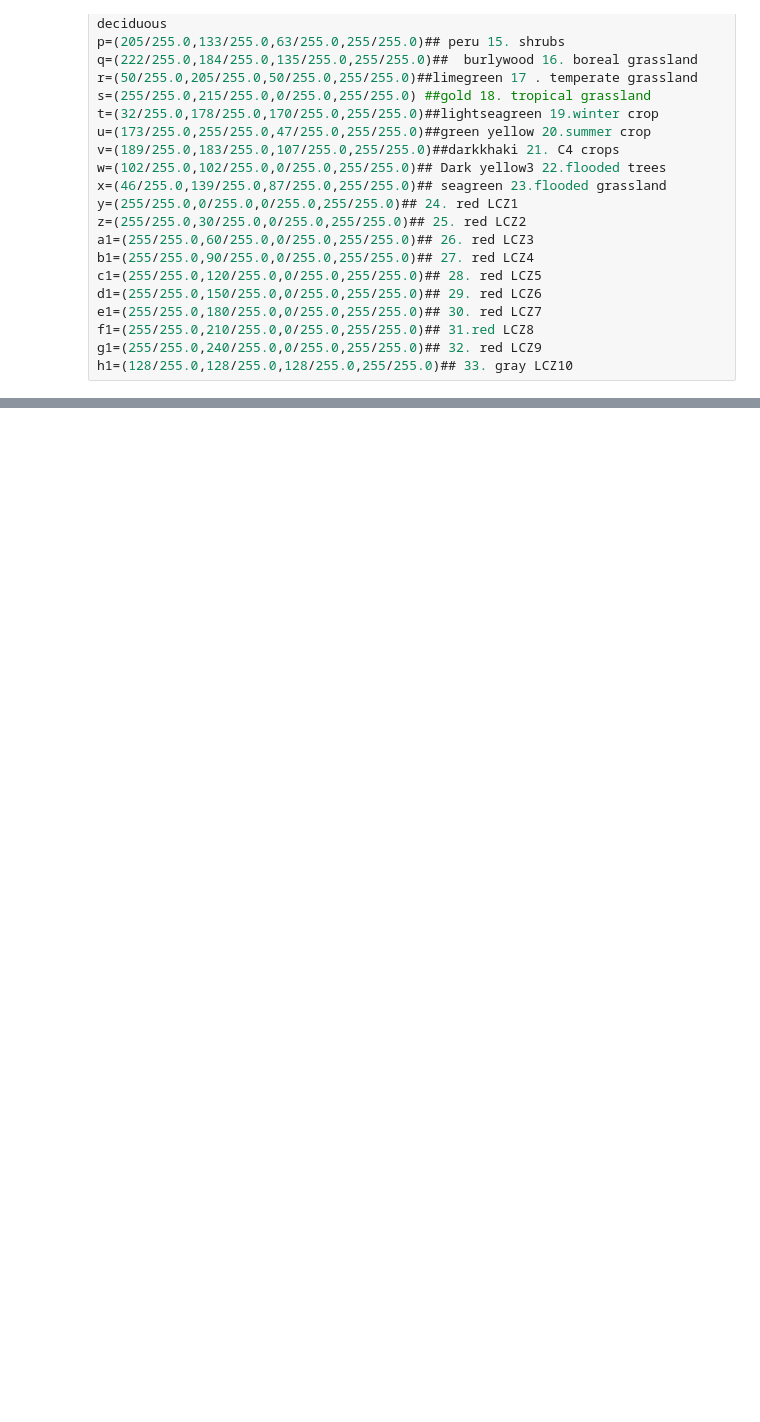
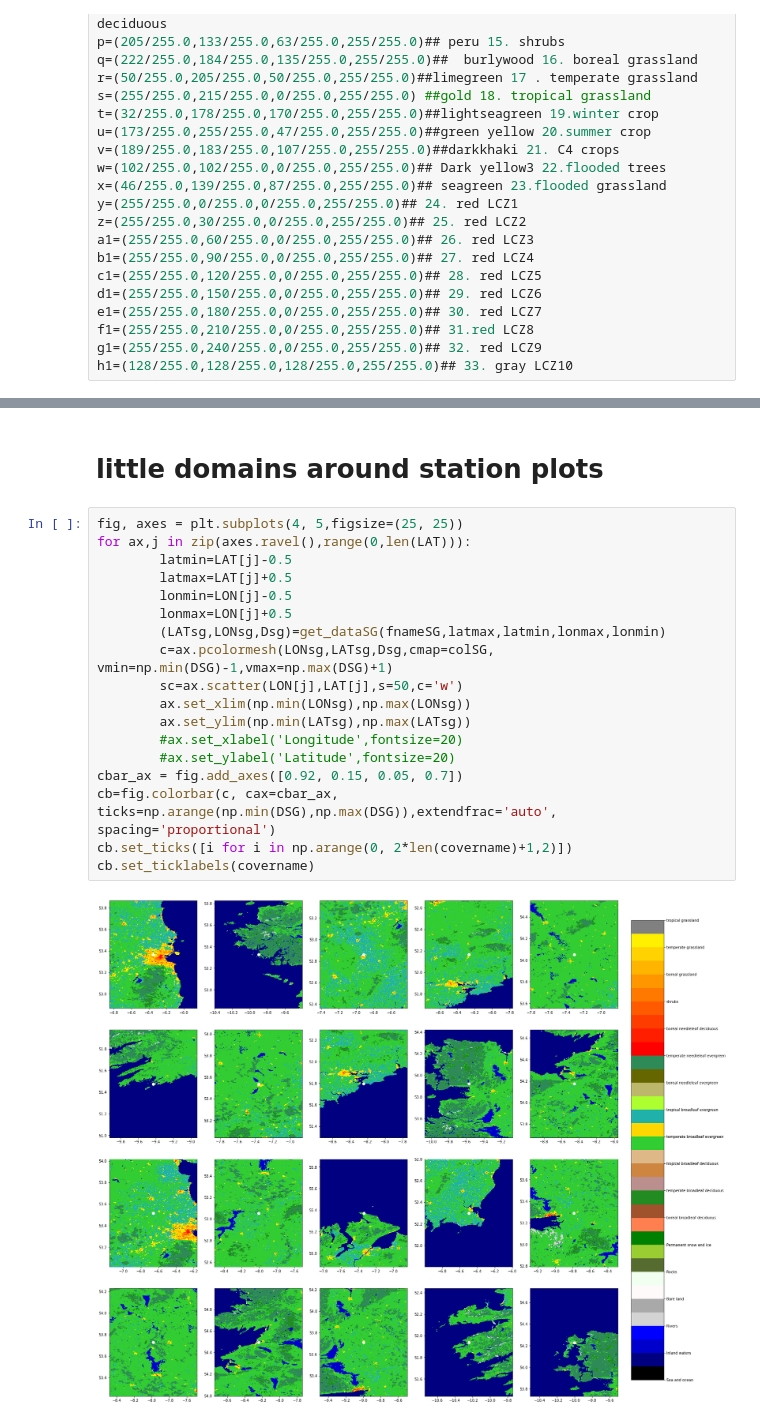
Before and after one commit to gbessardon/patches, a Jupyter notebook: Stations_patches.ipynb, the cells around one changed output, grey strips where cells are left out. Drawn from its saved outputs; the diff is of its cells as text; blank space fills up the shorter version.

```diff
--- a/Stations_patches.ipynb
+++ b/Stations_patches.ipynb
@@ -218,0 +206,22 @@ plot_data(LONII,LATII,DII2,colII,uniqnamesII,'ECOII_Cover.png')
+# %% [markdown]
+# little domains around station plots
+# %%
+fig, axes = plt.subplots(4, 5,figsize=(25, 25))
+for ax,j in zip(axes.ravel(),range(0,len(LAT))):
+        latmin=LAT[j]-0.5
+        latmax=LAT[j]+0.5
+        lonmin=LON[j]-0.5
+        lonmax=LON[j]+0.5
+        (LATsg,LONsg,Dsg)=get_dataSG(fnameSG,latmax,latmin,lonmax,lonmin)
+        c=ax.pcolormesh(LONsg,LATsg,Dsg,cmap=colSG, vmin=np.min(DSG)-1,vmax=np.max(DSG)+1)
+        sc=ax.scatter(LON[j],LAT[j],s=50,c='w')
+        ax.set_xlim(np.min(LONsg),np.max(LONsg))
+        ax.set_ylim(np.min(LATsg),np.max(LATsg))
+        #ax.set_xlabel('Longitude',fontsize=20)
+        #ax.set_ylabel('Latitude',fontsize=20)
+cbar_ax = fig.add_axes([0.92, 0.15, 0.05, 0.7])
+cb=fig.colorbar(c, cax=cbar_ax, ticks=np.arange(np.min(DSG),np.max(DSG)),extendfrac='auto', spacing='proportional')
+cb.set_ticks([i for i in np.arange(0, 2*len(covername)+1,2)])
+cb.set_ticklabels(covername)
+# %% [output]
+[figure, added]
```
Also changed, not shown: parts of 35 cells of this notebook.
